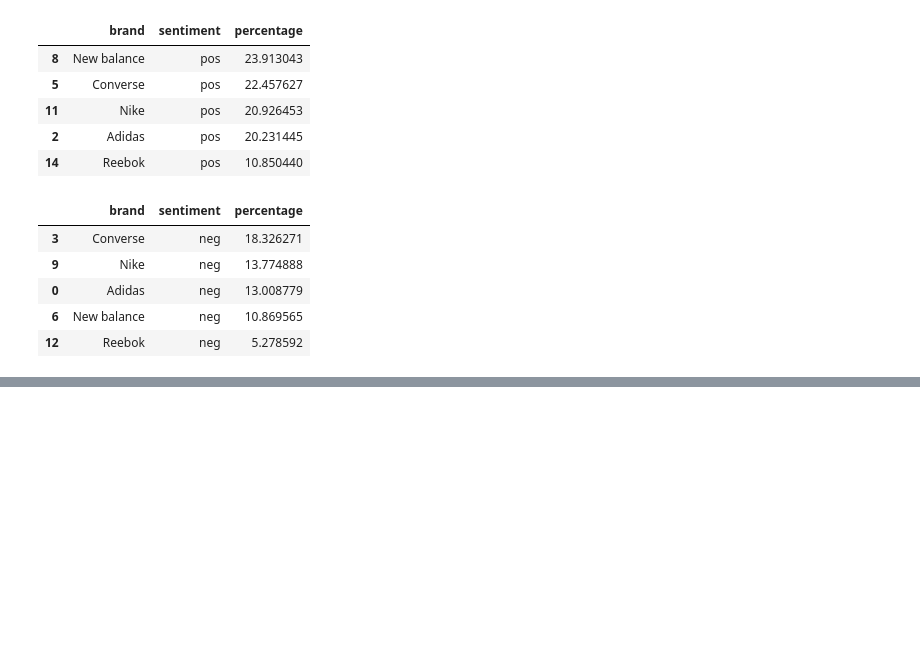
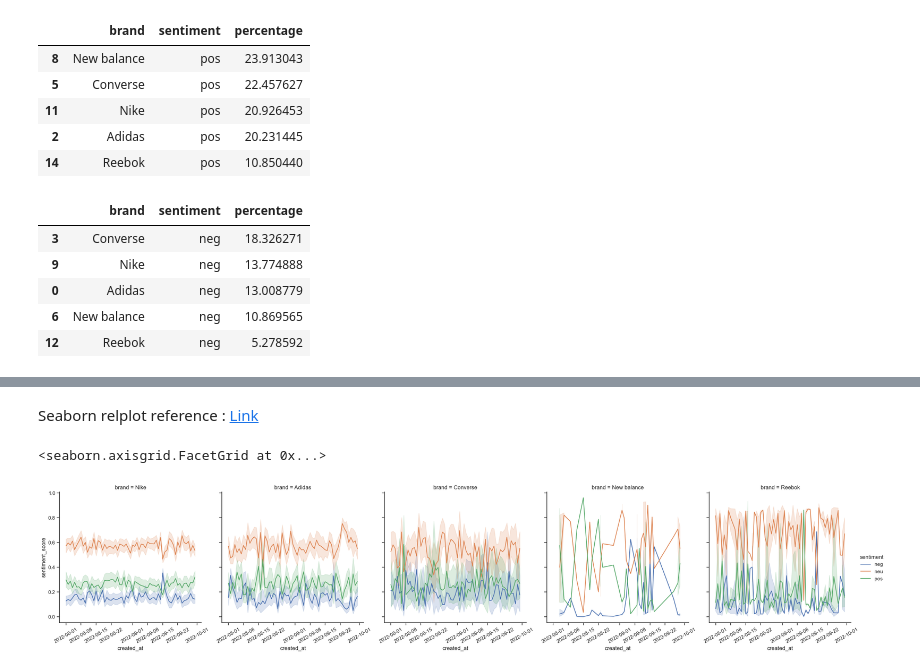
Before and after one commit to HuanSunGo/Quantilope_Core, a Jupyter notebook: src/tweet_analysis/twitter_huan/sentiment_kpi.ipynb, the cells around one changed output, grey strips where cells are left out. Cells and saved outputs as stored; diff of their text form; code cells hidden in the pictures; blank space fills up the shorter version.

```diff
--- a/src/tweet_analysis/twitter_huan/sentiment_kpi.ipynb
+++ b/src/tweet_analysis/twitter_huan/sentiment_kpi.ipynb
@@ -113,0 +127,4 @@ brand_sentiment[brand_sentiment['sentiment'] == 'neg'].sort_values(by = 'percent
+# %%
+time = pd.read_csv('C:\\Users\\hs324\\OneDrive\\Desktop\\Class_Files\\06_2022Fall\\04_Practicum\\Quantilope_Core\\data\\five_brands_text.csv',index_col=[0] )
+time= time[['text','created_at','retweets','likes']].reset_index().drop(columns = 'author_id')
+time.head()
@@ -113,0 +138,8 @@ brand_sentiment[brand_sentiment['sentiment'] == 'neg'].sort_values(by = 'percent
+# %%
+# merge the three columns back to the df
+df_time = df.merge(time, how = 'inner', on= 'text')
+
+# only keep the date
+df_time['created_at']= pd.to_datetime(df_time['created_at']).dt.date
+
+df_time
@@ -113,0 +160,6 @@ brand_sentiment[brand_sentiment['sentiment'] == 'neg'].sort_values(by = 'percent
+# %%
+# unpivot the original df_time for easier viz
+df_time_unpivot = df_time.melt(id_vars=['text','brand','created_at'], value_vars = ['neg','neu','pos'],
+                               var_name='sentiment', value_name='sentiment_score')# .set_index('created_at')
+
+df_time_unpivot
@@ -113,0 +191,12 @@ brand_sentiment[brand_sentiment['sentiment'] == 'neg'].sort_values(by = 'percent
+# %% [markdown]
+Seaborn relplot reference : [Link](https://seaborn.pydata.org/generated/seaborn.relplot.html#seaborn.relplot)
+# %%
+g = sns.relplot(
+    data=df_time_unpivot, x="created_at", y="sentiment_score", col="brand",
+    hue="sentiment", kind="line",
+)
+
+g.set_xticklabels(rotation=30)
+# %% [output]
+<seaborn.axisgrid.FacetGrid at 0x...>
+[figure, added]
```
Also changed, not shown: parts of 7 cells of this notebook.
